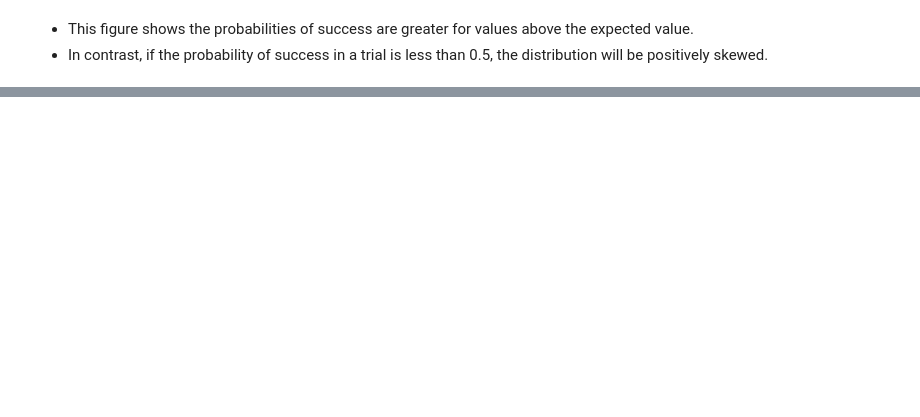
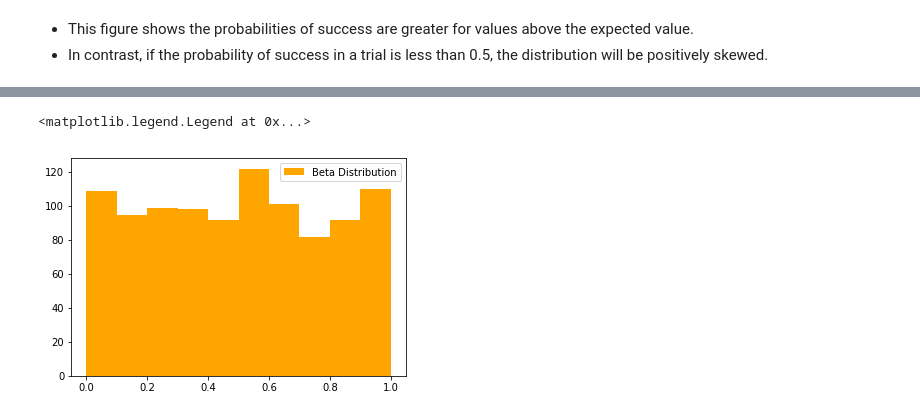
Before and after one commit to DaireNiC/Emerging-Technologies, a Jupyter notebook: numpy_random.ipynb, the cells around one changed output, grey strips where cells are left out. Cells and saved outputs as stored; diff of their text form; code cells hidden in the pictures; blank space fills up the shorter version.

```diff
--- a/numpy_random.ipynb
+++ b/numpy_random.ipynb
@@ -128,0 +173,8 @@ plt.legend()
+# %%
+# generate 10000, random numbers from Beta distribution with alpha = 1 and beta = 1.
+s = np.random.beta(1,1, 1000)
+plt.hist(s, color = "orange", label="Beta Distribution")
+plt.legend()
+# %% [output]
+<matplotlib.legend.Legend at 0x...>
+[figure, added]
```
Also changed, not shown: parts of 33 cells of this notebook.
